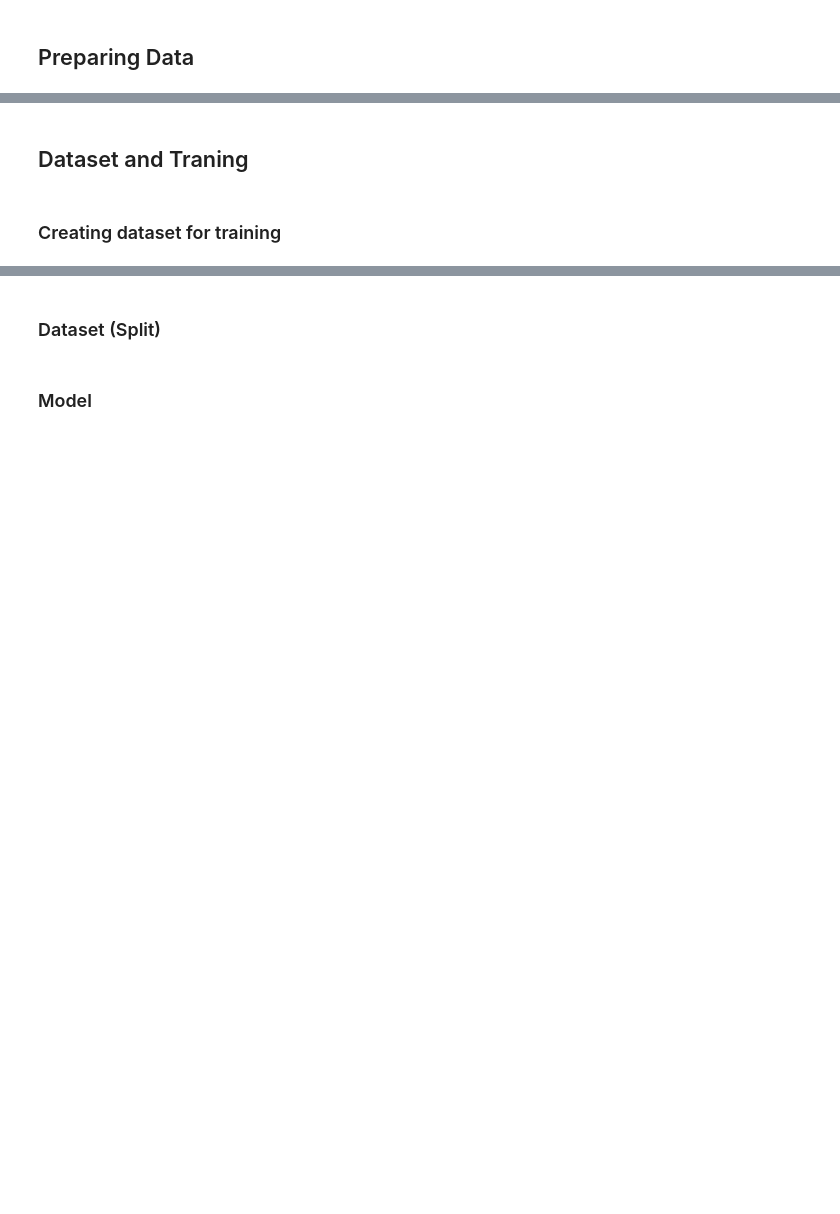
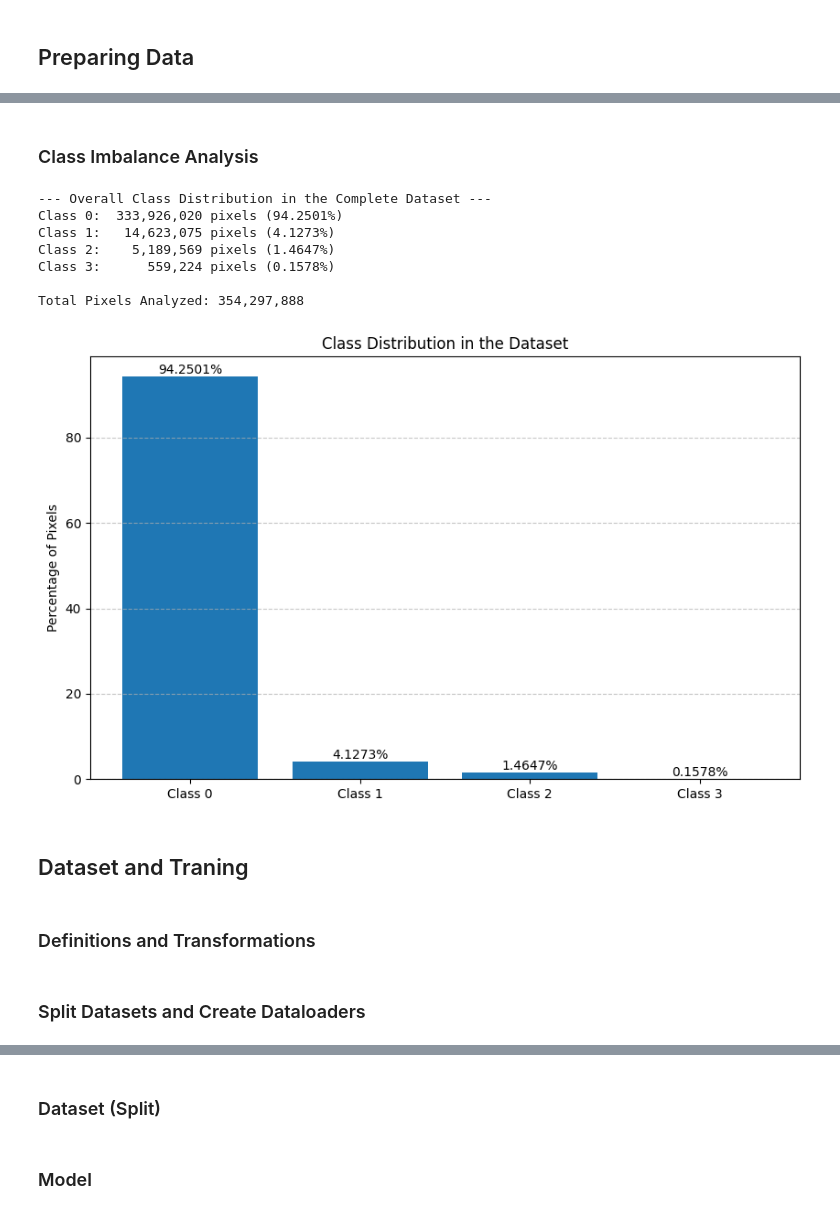
Before and after one commit to wilgomoreira/sugar_beets_app, a Jupyter notebook: train2.ipynb, the cells around one changed output, grey strips where cells are left out. Drawn from its saved outputs; the diff is of its cells as text; code cells hidden in the pictures; blank space fills up the shorter version.

```diff
--- a/train2.ipynb
+++ b/train2.ipynb
@@ -121,19 +138,61 @@ for path in tqdm(mask_paths, desc="Converting masks"):
+# %% [markdown]
+### Class Imbalance Analysis
 # %%
 import numpy as np
+import matplotlib.pyplot as plt
+from collections import defaultdict
+from tqdm import tqdm
 
-mask = masks_class[3]
-total_pixels = mask.size
-classes, counts = np.unique(mask, return_counts=True)
+class_counts = defaultdict(int)
+total_pixels = 0
+num_classes = 4
 
-print("Percentage distribution of classes:")
-for cls, count in zip(classes, counts):
+for mask in tqdm(masks_class_processed, desc="Analyzing Class Distribution"):
+    total_pixels += mask.size
+
+    unique, counts = np.unique(mask, return_counts=True)
+
+    for cls, count in zip(unique, counts):
+        class_counts[cls] += count
+
+print("\n--- Overall Class Distribution in the Complete Dataset ---")
+class_percentages = {}
+for i in range(num_classes):
+    count = class_counts[i]
+
     percent = (count / total_pixels) * 100
-    print(f"Class {cls}: {percent:.2f}%")
+    class_percentages[i] = percent
+    print(f"Class {i}: {count:12,} pixels ({percent:.4f}%)")
 
-print("Shape of the original mask (RGB):", mask_rgb.shape)
-print("Shape of the converted mask (indexed):", mask_class.shape)
+print(f"\nTotal Pixels Analyzed: {total_pixels:,}")
+
+class_labels = [f'Class {i}' for i in sorted(class_percentages.keys())]
+percentages = [class_percentages[key] for key in sorted(class_percentages.keys())]
+
+fig, ax = plt.subplots(figsize=(10, 6))
+bars = ax.bar(class_labels, percentages)
+
+
+ax.set_ylabel('Percentage of Pixels')
+ax.set_title('Class Distribution in the Dataset')
+ax.grid(axis='y', linestyle='--', alpha=0.7)
+
+for bar in bars:
+    yval = bar.get_height()
+    ax.text(bar.get_x() + bar.get_width()/2.0, yval, f'{yval:.4f}%', va='bottom', ha='center')
+
+plt.show()
+# %% [output]
+--- Overall Class Distribution in the Complete Dataset ---
+Class 0:  333,926,020 pixels (94.2501%)
+Class 1:   14,623,075 pixels (4.1273%)
+Class 2:    5,189,569 pixels (1.4647%)
+Class 3:      559,224 pixels (0.1578%)
+
+Total Pixels Analyzed: 354,297,888
+[figure, added]
 # %% [markdown]
 ## Dataset and Traning
 # %% [markdown]
-### Creating dataset for training
+### Definitions and Transformations
 # %%
@@ -160,0 +246,2 @@ print(f"Shape each one images: {all_img[0].shape}, mask: {all_mask[0].shape}")
+# %% [markdown]
+### Split Datasets and Create Dataloaders
```
Also changed, not shown: parts of 10 cells of this notebook, 1 other file.
